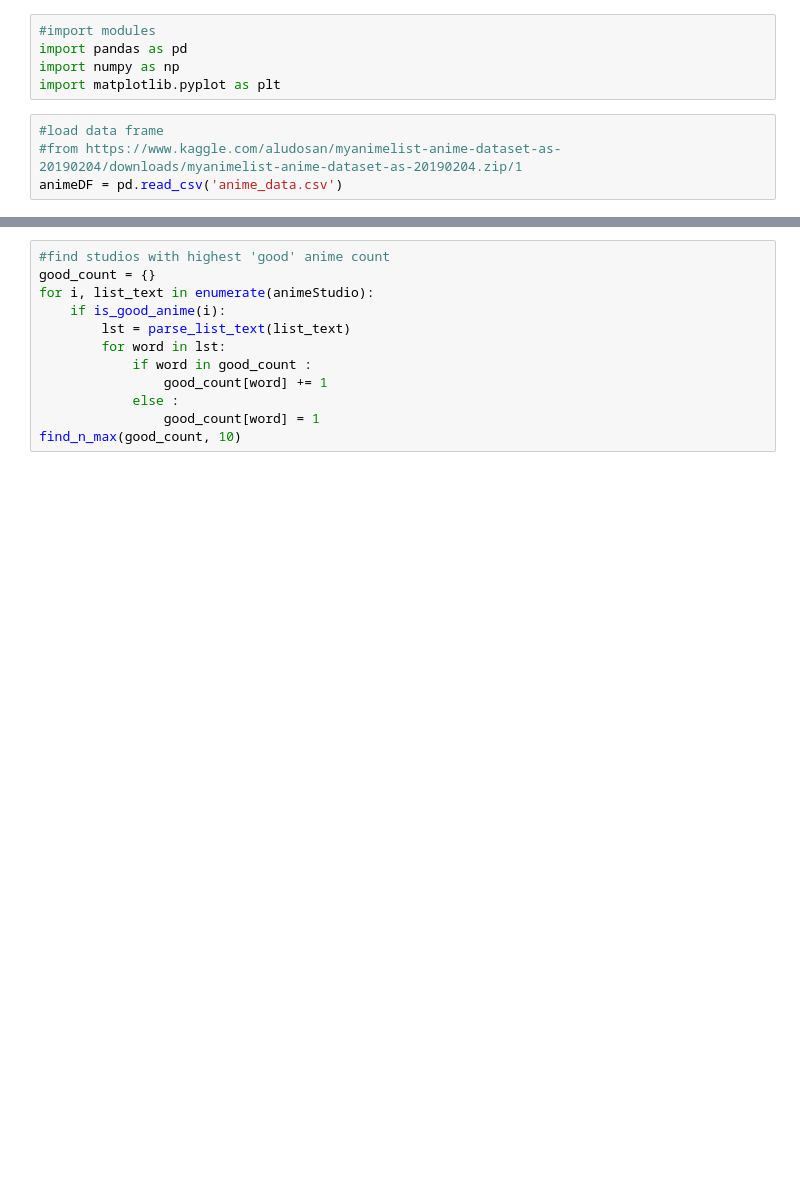
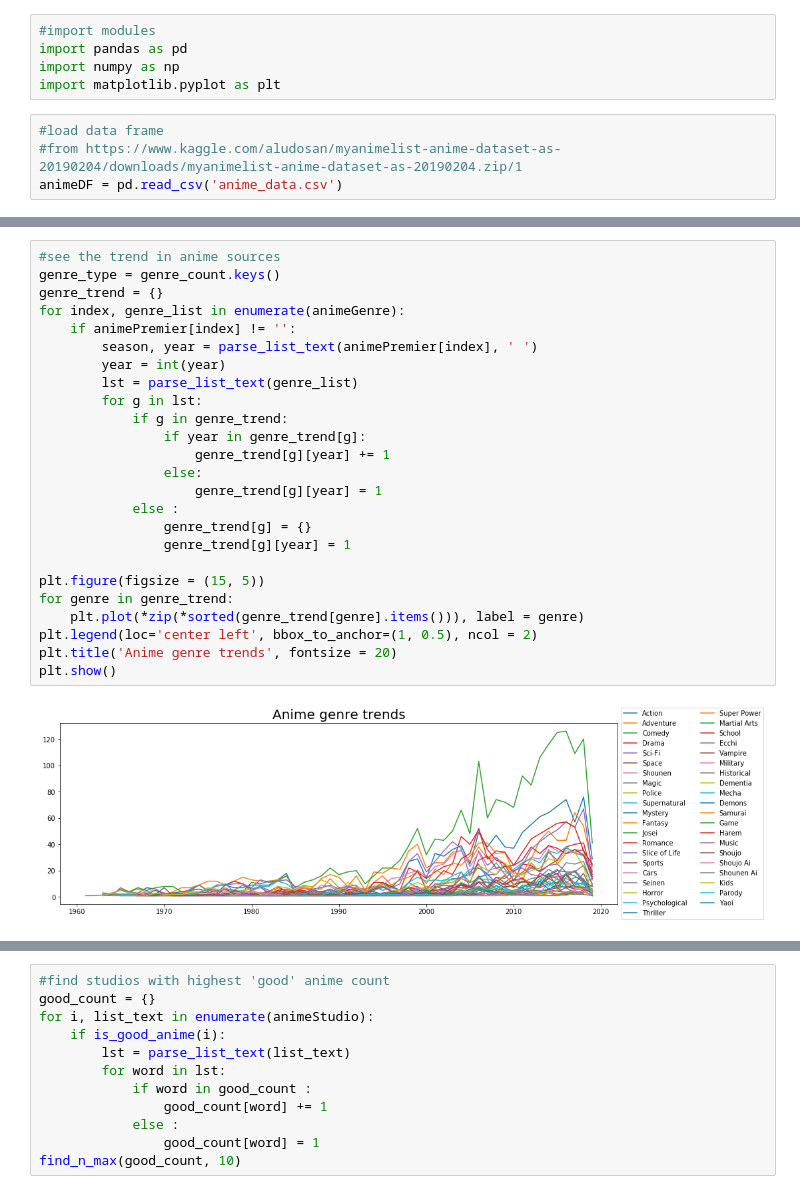
Before and after one commit to physics91si/spring19-final-project-patinkaew, a Jupyter notebook: project.ipynb, the cells around one changed output, grey strips where cells are left out. Saved outputs shown, nothing was run; the diff lists cells and outputs as text; blank space fills up the shorter version.

```diff
--- a/project.ipynb
+++ b/project.ipynb
@@ -122,0 +186,27 @@ def is_good_anime(i):
+# %%
+#see the trend in anime sources
+genre_type = genre_count.keys()
+genre_trend = {}
+for index, genre_list in enumerate(animeGenre):
+    if animePremier[index] != '':
+        season, year = parse_list_text(animePremier[index], ' ')
+        year = int(year)
+        lst = parse_list_text(genre_list)
+        for g in lst:
+            if g in genre_trend:
+                if year in genre_trend[g]:
+                    genre_trend[g][year] += 1
+                else:
+                    genre_trend[g][year] = 1
+            else :
+                genre_trend[g] = {}
+                genre_trend[g][year] = 1
+
+plt.figure(figsize = (15, 5))
+for genre in genre_trend:
+    plt.plot(*zip(*sorted(genre_trend[genre].items())), label = genre)
+plt.legend(loc='center left', bbox_to_anchor=(1, 0.5), ncol = 2)
+plt.title('Anime genre trends', fontsize = 20)
+plt.show()
+# %% [output]
+[figure, added]
```
Also changed, not shown: parts of 65 cells of this notebook.
